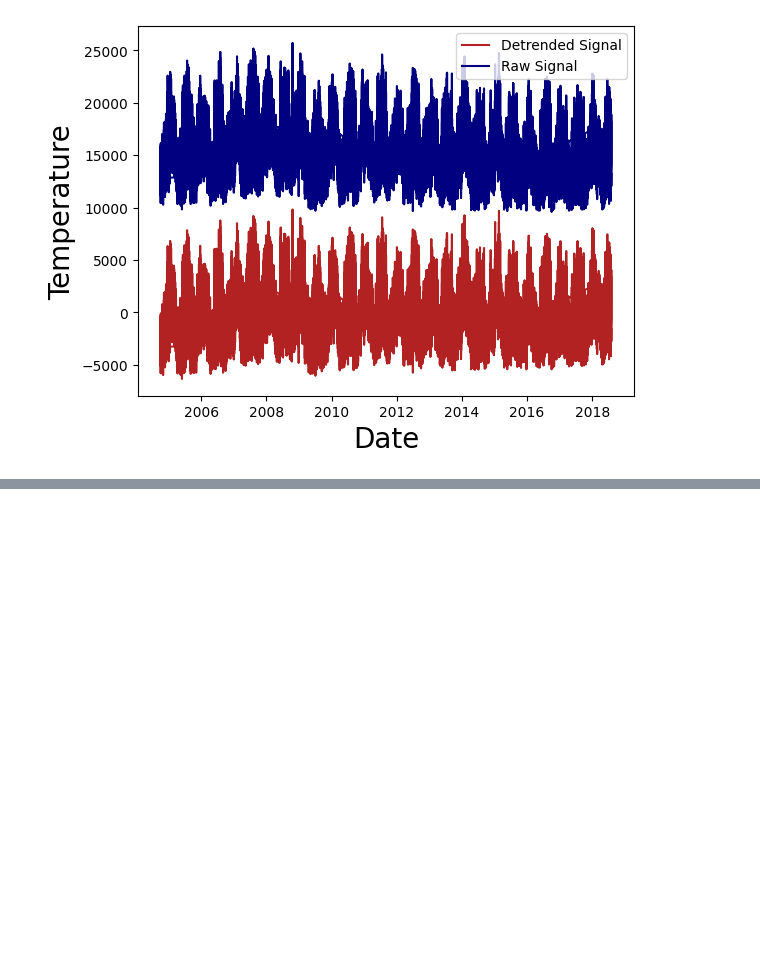
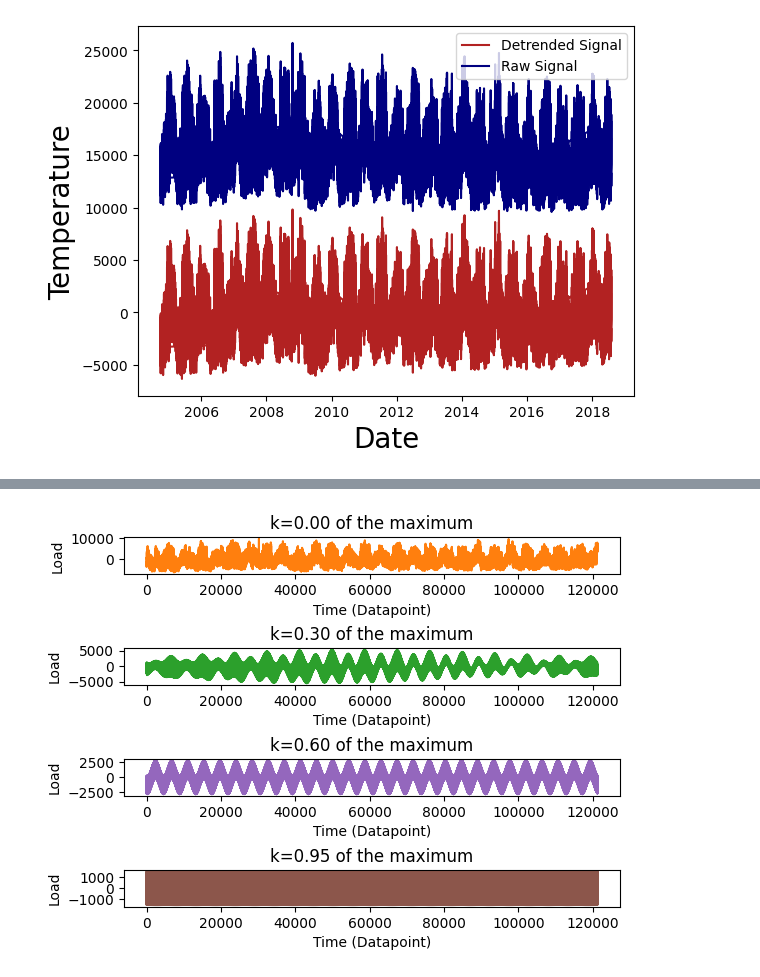
Before and after one commit to mr6r4y/sci-notes, a Jupyter notebook: Hands-On-Signal-Processing-with-Python.ipynb, the cells around one changed output, grey strips where cells are left out. Cells and saved outputs as stored; diff of their text form; code cells hidden in the pictures; blank space fills up the shorter version.

```diff
--- a/Hands-On-Signal-Processing-with-Python.ipynb
+++ b/Hands-On-Signal-Processing-with-Python.ipynb
@@ -37,0 +126,24 @@ Text(0, 0.5, 'Temperature')
+# %%
+colors = ["tab:blue", "tab:orange", "tab:green", "tab:purple", "tab:brown", "tab:olive"]
+
+def fft_filter(perc):
+    th=perc*(2*FFT_abs[0:int(len(FFT)/2.)]/len(new_Xph)).max()
+    fft_tof=FFT.copy()
+    fft_tof_abs=np.abs(fft_tof)
+    fft_tof_abs=2*fft_tof_abs/len(new_Xph)
+    fft_tof[fft_tof_abs<=th]=0
+    return fft_tof
+
+#Showing some plots at different threshold values
+K_plot_values=[0.0,0.30,0.60,0.95]
+j=0
+for k in K_plot_values:
+    j+=1
+    plt.subplot(4,1,j)
+    plt.plot(x,np.fft.ifft(fft_filter(k)),color=colors[j])
+    plt.title('k=%.2f of the maximum' %(k))
+    plt.xlabel('Time (Datapoint)')
+    plt.ylabel('Load')
+plt.subplots_adjust(hspace=2.0)
+# %% [output]
+[figure, added]
```
Also changed, not shown: parts of 7 cells of this notebook, 3 other files.
